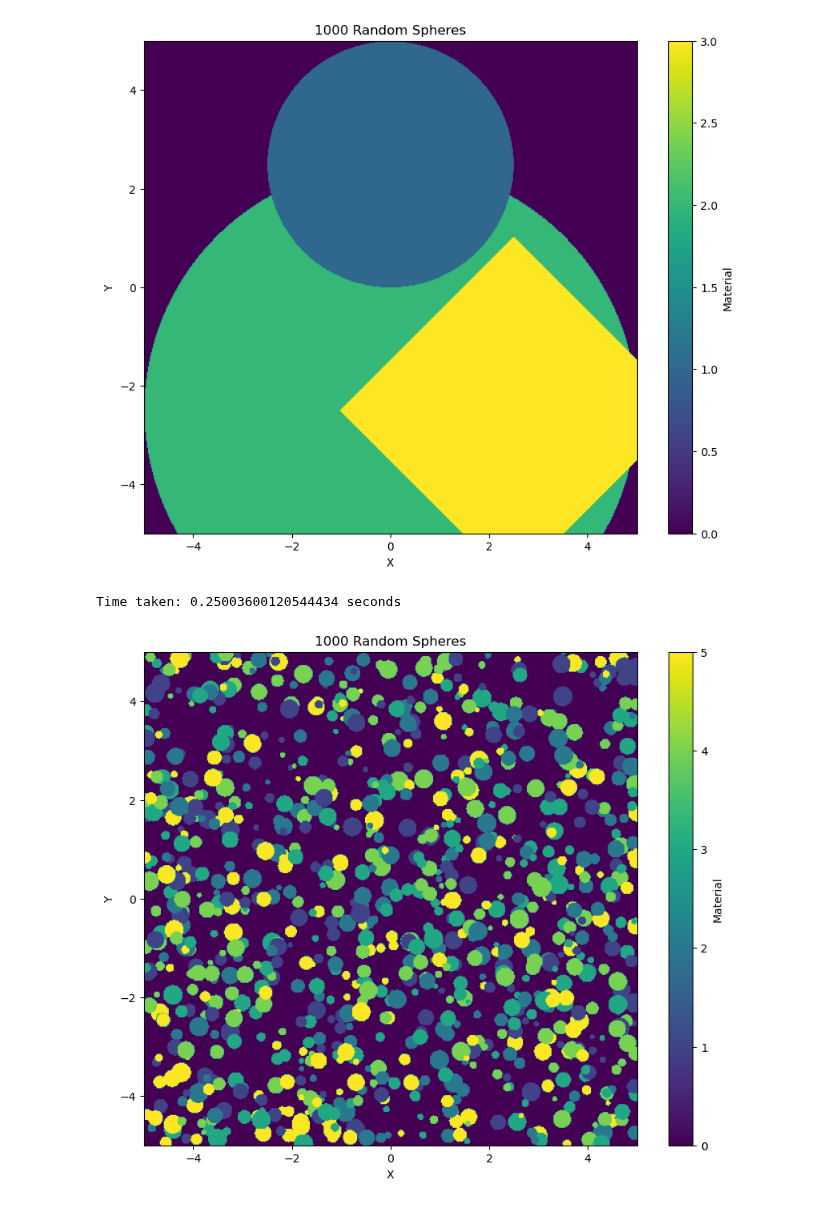
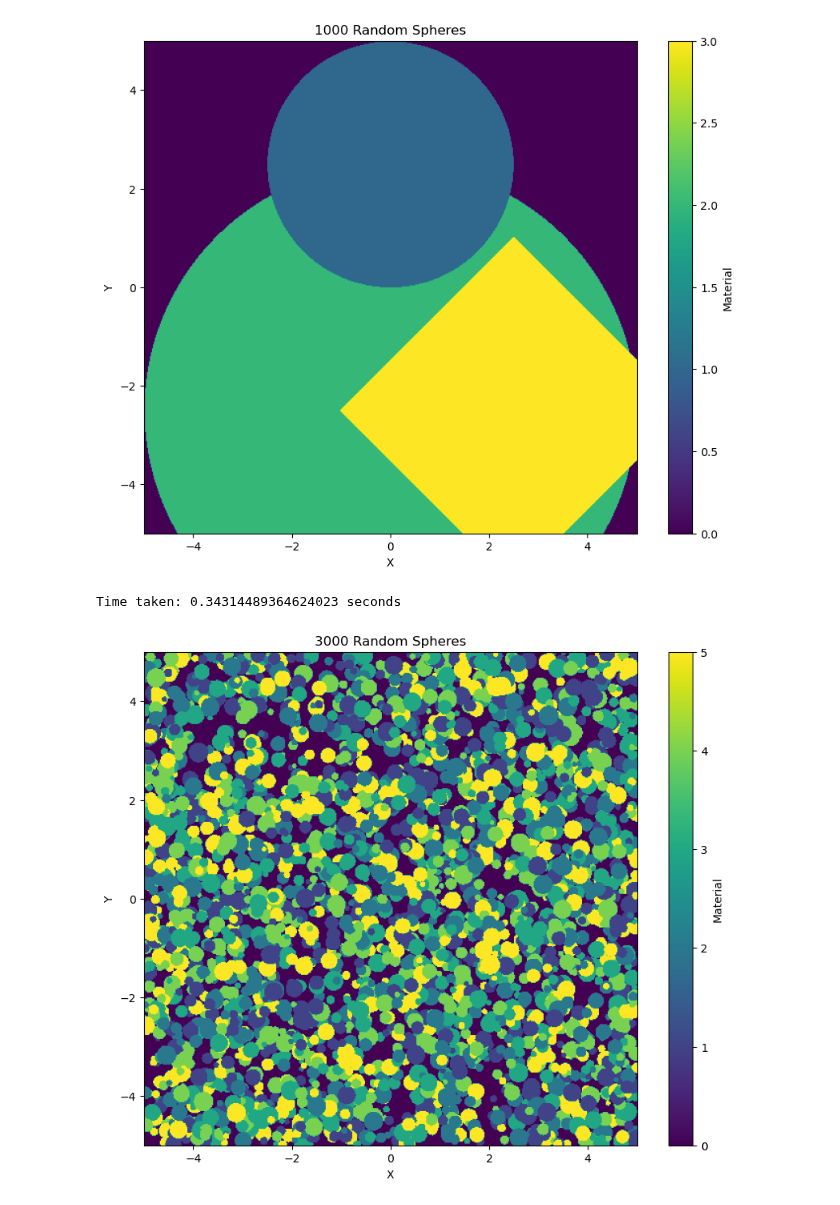
Before and after one commit to NanoComp/libctl, a Jupyter notebook: swig/test.ipynb, the cells around one changed output. Cells and saved outputs as stored; diff of their text form; code cells hidden in the pictures.

```diff
--- a/swig/test.ipynb
+++ b/swig/test.ipynb
@@ -77,47 +77,41 @@ plt.show()
 Time taken: 0.22838377952575684 seconds
 [figure]
 # %%
-# Generate 1000 random spheres
-np.random.seed(42)  # for reproducibility
+np.random.seed(42)
 spheres = []
-for _ in range(1000):
-    # Random position in x-y plane (z=0)
+for _ in range(3000):
     x = np.random.uniform(-5, 5)
     y = np.random.uniform(-5, 5)
-    # Random radius between 0.05 and 0.2
     radius = np.random.uniform(0.05, 0.2)
-    # Random material (1-5)
     material = np.random.randint(1, 6)
 
     sphere = Sphere(material=material, center=(x, y, 0), radius=radius)
     spheres.append(sphere)
 
 group = GroupObject(spheres)
 
-# Create a grid of points (increased range to -5 to 5 to match sphere distribution)
 x = np.linspace(-5, 5, 500)
 y = np.linspace(-5, 5, 500)
 xx, yy = np.meshgrid(x, y)
 
-# Reuse your existing plotting code
 def get_epsilon(x, y):
     mat = group.query_material_at_point((x, y, 0))
     return 0 if mat is None else mat
 point_in_object_vec = np.vectorize(get_epsilon)
 
 start_time = time.time()
 material_map = point_in_object_vec(xx, yy)
 end_time = time.time()
 print(f"Time taken: {end_time - start_time} seconds")
 
 # Create the plot
 plt.figure(figsize=(10, 8))
 plt.imshow(material_map, cmap='viridis', extent=[-5, 5, -5, 5])
 plt.colorbar(label='Material')
-plt.title('1000 Random Spheres')
+plt.title('3000 Random Spheres')
 plt.xlabel('X')
 plt.ylabel('Y')
 plt.show()
 # %% [output]
-Time taken: 0.25003600120544434 seconds
+Time taken: 0.34314489364624023 seconds
-[figure, old version]
+[figure, new version]
```
Also changed, not shown: parts of 1 cell of this notebook.
